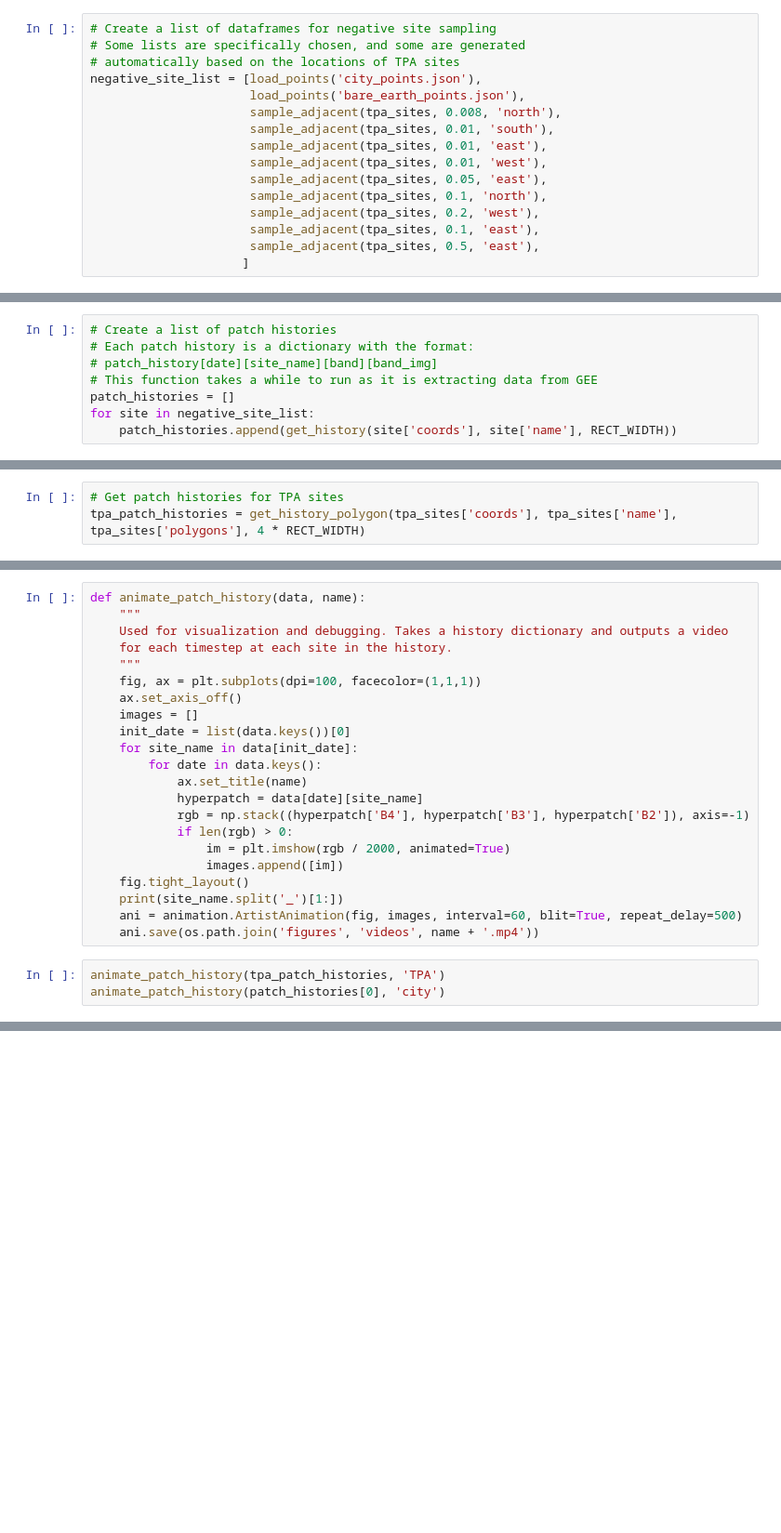
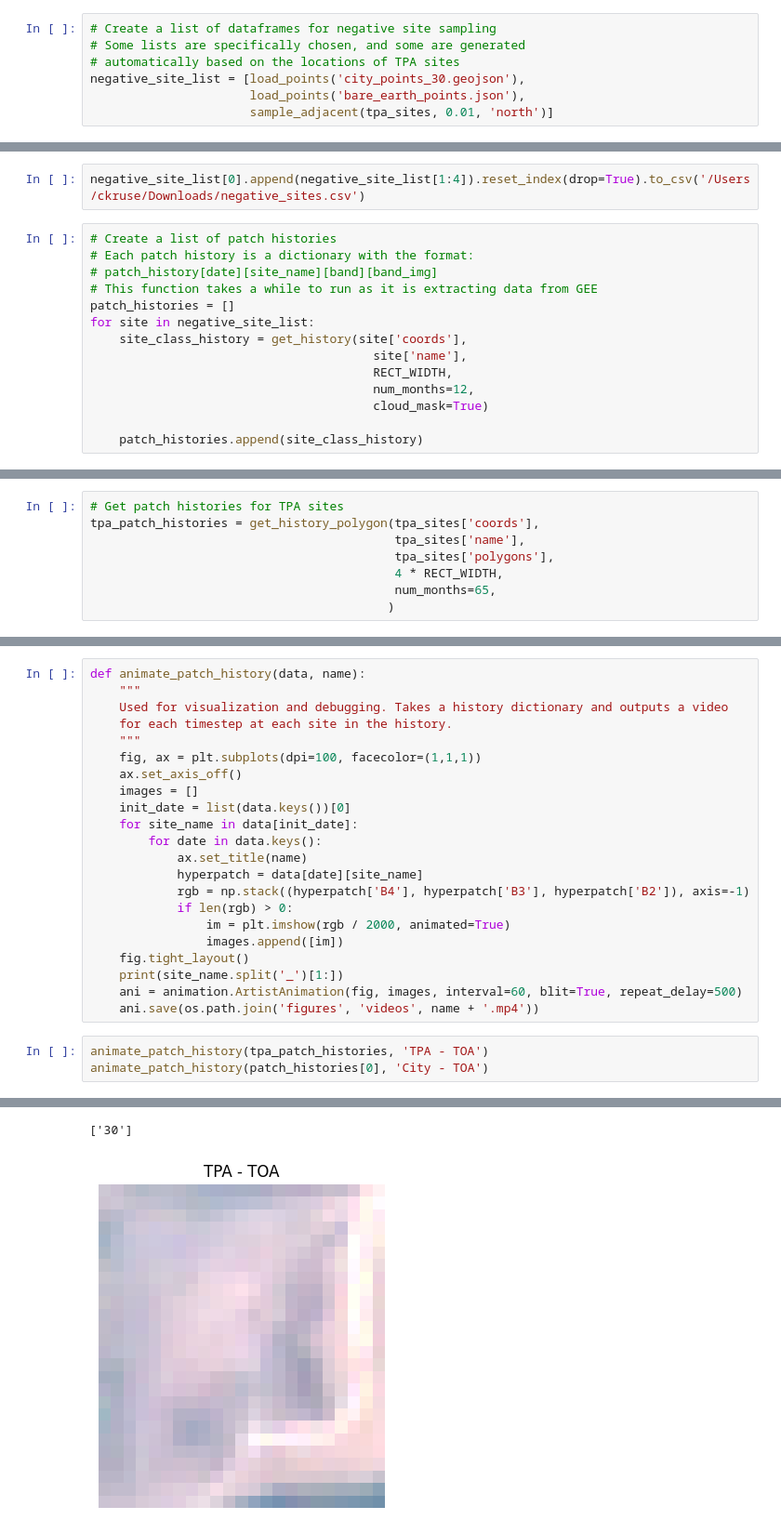
Before and after one commit to earthrise-media/plastics, a Jupyter notebook: notebooks/create_pixel_dataset.ipynb, the cells around one changed output, grey strips where cells are left out. Shown at 93% size. Saved outputs shown, nothing was run; the diff lists cells and outputs as text; blank space fills up the shorter version.

```diff
--- a/notebooks/create_pixel_dataset.ipynb
+++ b/notebooks/create_pixel_dataset.ipynb
@@ -109,15 +116,6 @@ display(tpa_sites.head())
 # Create a list of dataframes for negative site sampling
 # Some lists are specifically chosen, and some are generated
 # automatically based on the locations of TPA sites
-negative_site_list = [load_points('city_points.json'),
+negative_site_list = [load_points('city_points_30.geojson'),
                       load_points('bare_earth_points.json'),
-                      sample_adjacent(tpa_sites, 0.008, 'north'),
-                      sample_adjacent(tpa_sites, 0.01, 'south'),
-                      sample_adjacent(tpa_sites, 0.01, 'east'),
-                      sample_adjacent(tpa_sites, 0.01, 'west'),
-                      sample_adjacent(tpa_sites, 0.05, 'east'),
-                      sample_adjacent(tpa_sites, 0.1, 'north'),
-                      sample_adjacent(tpa_sites, 0.2, 'west'),
-                      sample_adjacent(tpa_sites, 0.1, 'east'),
-                      sample_adjacent(tpa_sites, 0.5, 'east'),
-                     ]
+                      sample_adjacent(tpa_sites, 0.01, 'north')]
@@ -124,3 +340,5 @@ negative_site_list = [load_points('city_points.json'),
+# %%
+negative_site_list[0].append(negative_site_list[1:4]).reset_index(drop=True).to_csv('/Users/ckruse/Downloads/negative_sites.csv')
 # %%
 # Create a list of patch histories
 # Each patch history is a dictionary with the format:
@@ -128,4 +346,10 @@ negative_site_list = [load_points('city_points.json'),
 # This function takes a while to run as it is extracting data from GEE
 patch_histories = []
 for site in negative_site_list:
-    patch_histories.append(get_history(site['coords'], site['name'], RECT_WIDTH))
+    site_class_history = get_history(site['coords'],
+                                       site['name'],
+                                       RECT_WIDTH,
+                                       num_months=12,
+                                       cloud_mask=True)
+
+    patch_histories.append(site_class_history)
@@ -152,3 +608,8 @@ print("Number of Negative Train Samples:", np.shape(negative_data)[0])
 # %%
 # Get patch histories for TPA sites
-tpa_patch_histories = get_history_polygon(tpa_sites['coords'], tpa_sites['name'], tpa_sites['polygons'], 4 * RECT_WIDTH)
+tpa_patch_histories = get_history_polygon(tpa_sites['coords'],
+                                          tpa_sites['name'],
+                                          tpa_sites['polygons'],
+                                          4 * RECT_WIDTH,
+                                          num_months=65,
+                                         )
@@ -241,5 +834,6 @@ def animate_patch_history(data, name):
     ani = animation.ArtistAnimation(fig, images, interval=60, blit=True, repeat_delay=500)
     ani.save(os.path.join('figures', 'videos', name + '.mp4'))
 # %%
-animate_patch_history(tpa_patch_histories, 'TPA')
-animate_patch_history(patch_histories[0], 'city')
+animate_patch_history(tpa_patch_histories, 'TPA - TOA')
+animate_patch_history(patch_histories[0], 'City - TOA')
+# %% [output]
@@ -245,0 +875,2 @@ animate_patch_history(patch_histories[0], 'city')
+['30']
+[figure, added]
```
Also changed, not shown: parts of 14 cells of this notebook, 15 other files.
